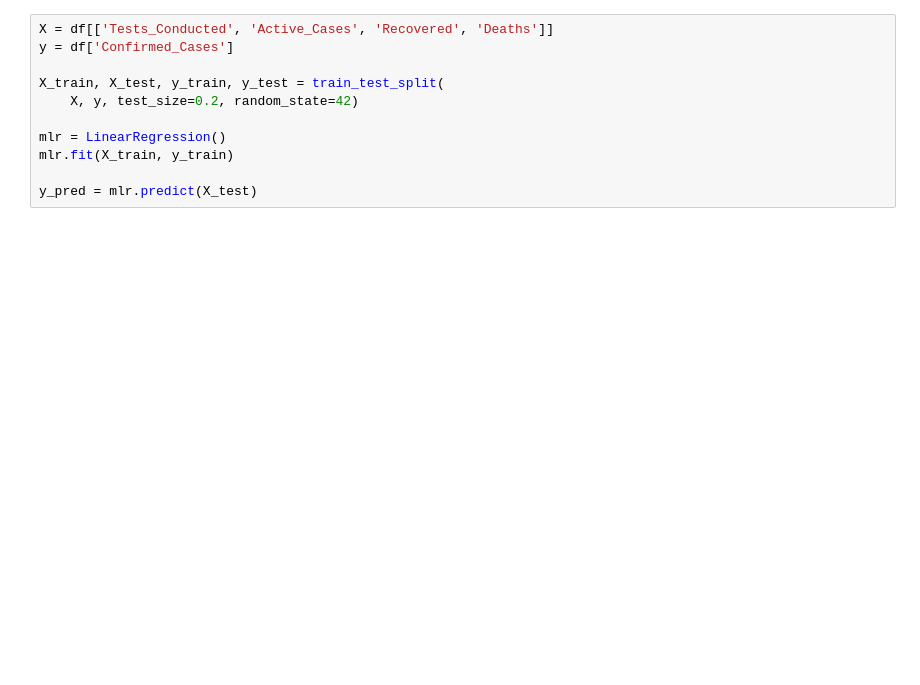
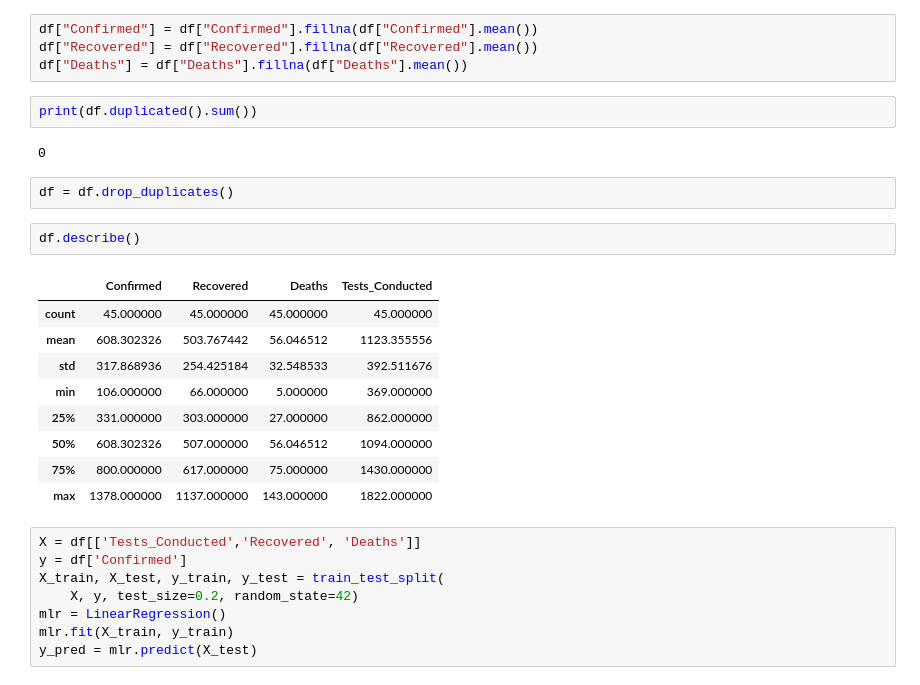
Before and after one commit to Aditi0831/linear-regression-lab-assignment-by-aditi-pandey-and-ruqqiya-noor, a Jupyter notebook: Untitled2 (1).ipynb, the cells around one changed output. Cells and saved outputs as stored; diff of their text form; blank space fills up the shorter version.

```diff
--- a/Untitled2 (1).ipynb
+++ b/Untitled2 (1).ipynb
@@ -10,13 +34,32 @@ df = pd.read_csv("covid_19_dataset_30_entries.csv")
+# %%
+df["Confirmed"] = df["Confirmed"].fillna(df["Confirmed"].mean())
+df["Recovered"] = df["Recovered"].fillna(df["Recovered"].mean())
+df["Deaths"] = df["Deaths"].fillna(df["Deaths"].mean())
+# %%
+print(df.duplicated().sum())
+# %% [output]
+0
+# %%
+df = df.drop_duplicates()
+# %%
+df.describe()
+# %% [output]
+|  | Confirmed | Recovered | Deaths | Tests_Conducted |
+| count | 45.000000 | 45.000000 | 45.000000 | 45.000000 |
+| mean | 608.302326 | 503.767442 | 56.046512 | 1123.355556 |
+| std | 317.868936 | 254.425184 | 32.548533 | 392.511676 |
+| min | 106.000000 | 66.000000 | 5.000000 | 369.000000 |
+| 25% | 331.000000 | 303.000000 | 27.000000 | 862.000000 |
+| 50% | 608.302326 | 507.000000 | 56.046512 | 1094.000000 |
+| 75% | 800.000000 | 617.000000 | 75.000000 | 1430.000000 |
+| max | 1378.000000 | 1137.000000 | 143.000000 | 1822.000000 |
 # %%
-X = df[['Tests_Conducted', 'Active_Cases', 'Recovered', 'Deaths']]
-y = df['Confirmed_Cases']
-
+X = df[['Tests_Conducted','Recovered', 'Deaths']]
+y = df['Confirmed']
 X_train, X_test, y_train, y_test = train_test_split(
     X, y, test_size=0.2, random_state=42)
-
 mlr = LinearRegression()
 mlr.fit(X_train, y_train)
-
 y_pred = mlr.predict(X_test)
 # %%
 print("MSE:", mean_squared_error(y_test, y_pred))
```
Also changed, not shown: parts of 10 cells of this notebook.
